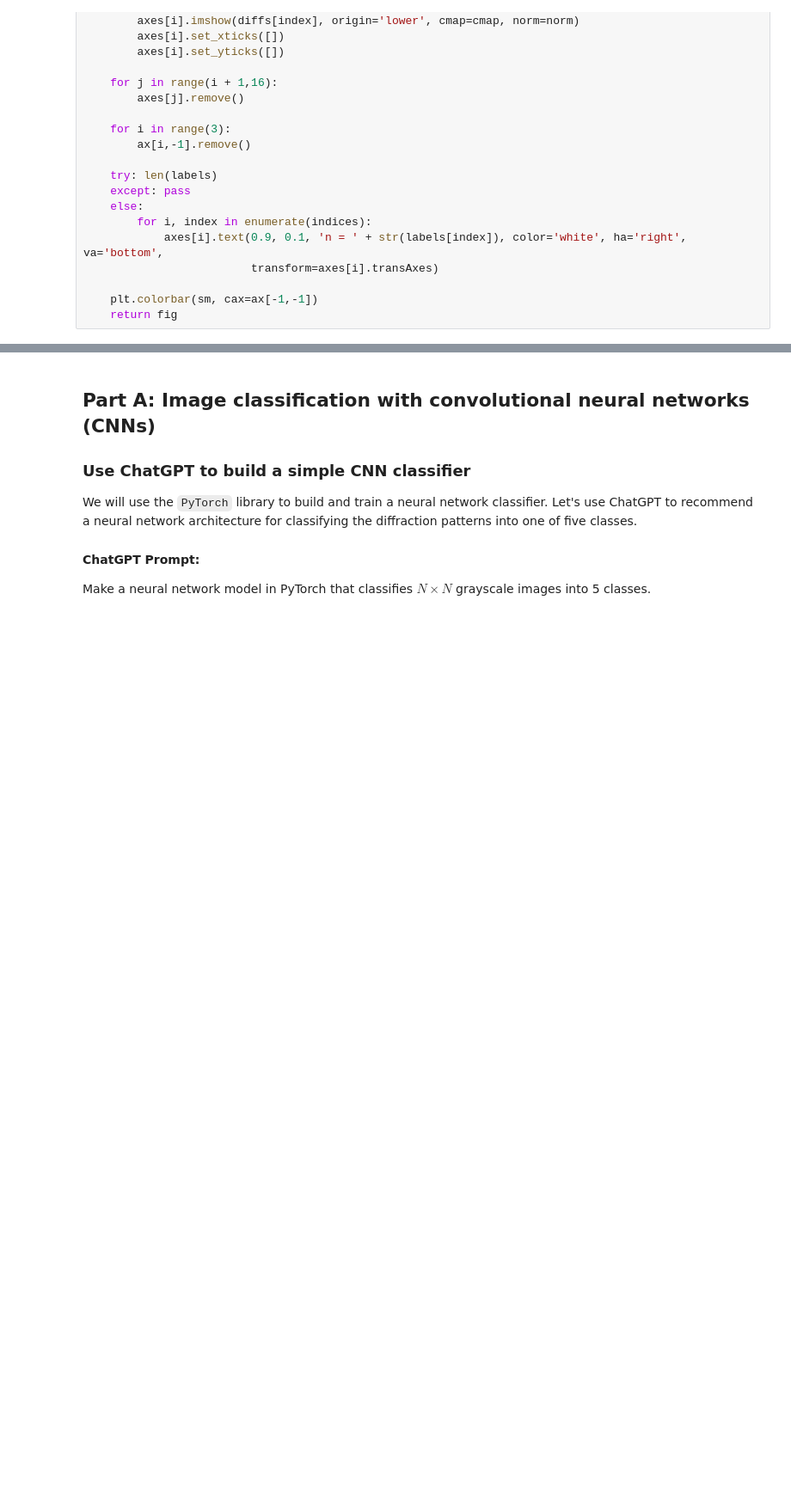
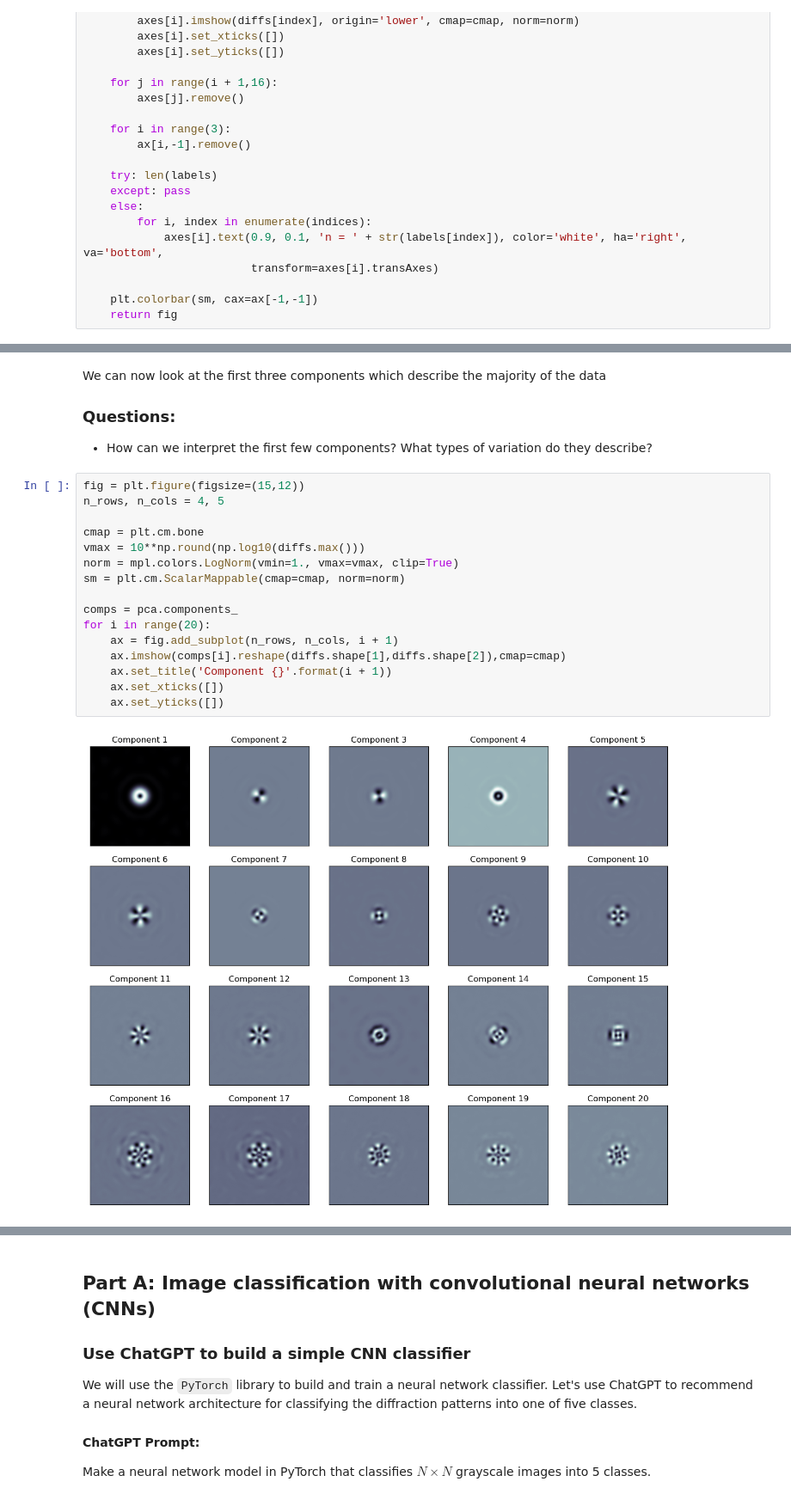
Before and after one commit to ninarina12/NX-School-2023, a Jupyter notebook: AI-ML_Tutorial.ipynb, the cells around one changed output, grey strips where cells are left out. Shown at 86% size. Saved outputs shown, nothing was run; the diff lists cells and outputs as text; blank space fills up the shorter version.

```diff
--- a/AI-ML_Tutorial.ipynb
+++ b/AI-ML_Tutorial.ipynb
@@ -221,0 +278,23 @@ fig = plot_pattern_grid(diffs, targets + 1)
+# %% [markdown]
+We can now look at the first three components which describe the majority of the data
+
+### Questions:
+- How can we interpret the first few components?  What types of variation do they describe?
+# %%
+fig = plt.figure(figsize=(15,12))
+n_rows, n_cols = 4, 5
+
+cmap = plt.cm.bone
+vmax = 10**np.round(np.log10(diffs.max()))
+norm = mpl.colors.LogNorm(vmin=1., vmax=vmax, clip=True)
+sm = plt.cm.ScalarMappable(cmap=cmap, norm=norm)
+
+comps = pca.components_
+for i in range(20):
+    ax = fig.add_subplot(n_rows, n_cols, i + 1)
+    ax.imshow(comps[i].reshape(diffs.shape[1],diffs.shape[2]),cmap=cmap)
+    ax.set_title('Component {}'.format(i + 1))
+    ax.set_xticks([])
+    ax.set_yticks([])
+# %% [output]
+[figure, added]
```
Also changed, not shown: parts of 16 cells of this notebook.
